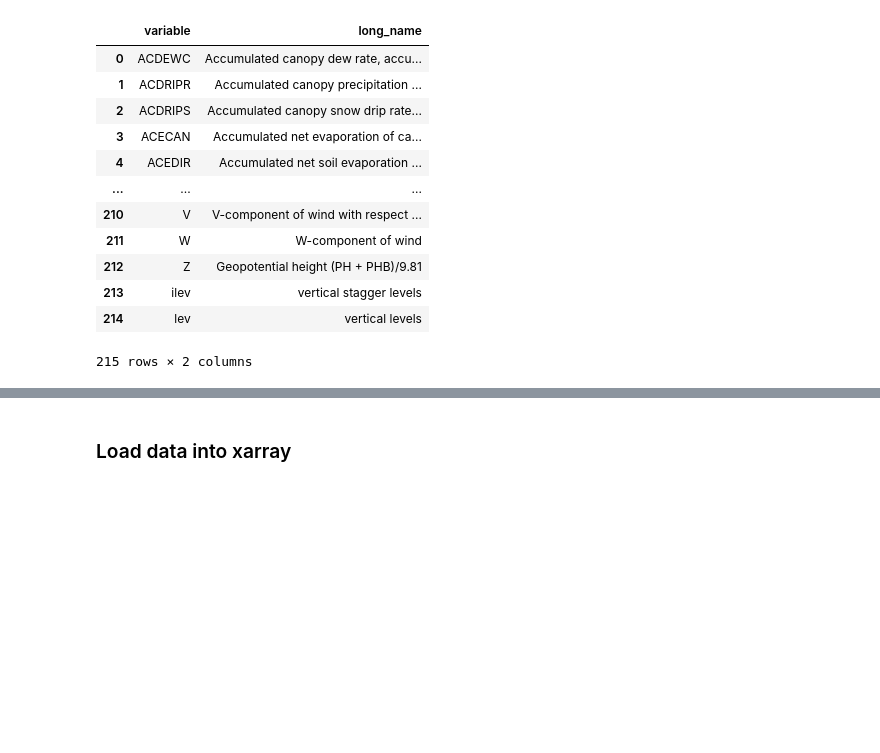
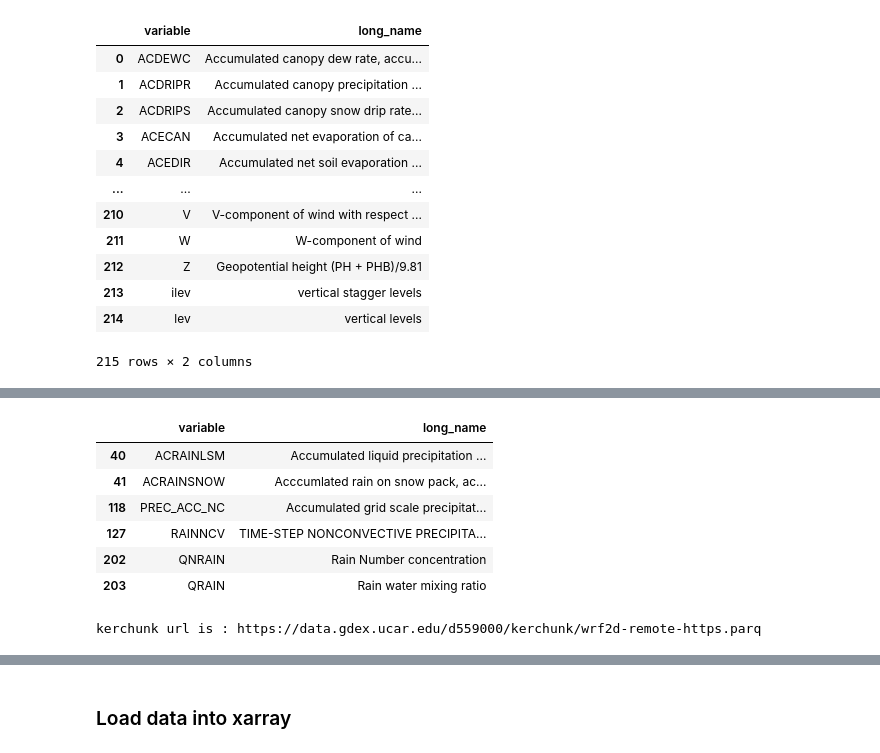
Before and after one commit to NCAR/gdex-examples, a Jupyter notebook: notebooks/conus404.ipynb, the cells around one changed output, grey strips where cells are left out. Drawn from its saved outputs; the diff is of its cells as text; code cells hidden in the pictures; blank space fills up the shorter version.

```diff
--- a/notebooks/conus404.ipynb
+++ b/notebooks/conus404.ipynb
@@ -208,0 +142,19 @@ Length: 1, dtype: large_string[pyarrow]
+# %%
+# Sanity check — list precip-like variables present in the catalog
+precip_like = col.df[col.df["variable"].str.contains("PREC|RAIN", case=False, na=False)]
+precip_like[["variable", "long_name"]].drop_duplicates()
+# %% [output]
+|  | variable | long_name |
+| 40 | ACRAINLSM | Accumulated liquid precipitation ... |
+| 41 | ACRAINSNOW | Acccumlated rain on snow pack, ac... |
+| 118 | PREC_ACC_NC | Accumulated grid scale precipitat... |
+| 127 | RAINNCV | TIME-STEP NONCONVECTIVE PRECIPITA... |
+| 202 | QNRAIN | Rain Number concentration |
+| 203 | QRAIN | Rain water mixing ratio |
+# %%
+# Search the catalog for our variable of interest and inspect the paths.
+cat_pr = col.search(variable="PREC_ACC_NC")
+kerchunk_url = cat_pr.df["path"].iloc[0]
+print('kerchunk url is :', kerchunk_url)
+# %% [output]
+kerchunk url is : https://data.gdex.ucar.edu/d559000/kerchunk/wrf2d-remote-https.parq
```
Also changed, not shown: parts of 28 cells of this notebook.
